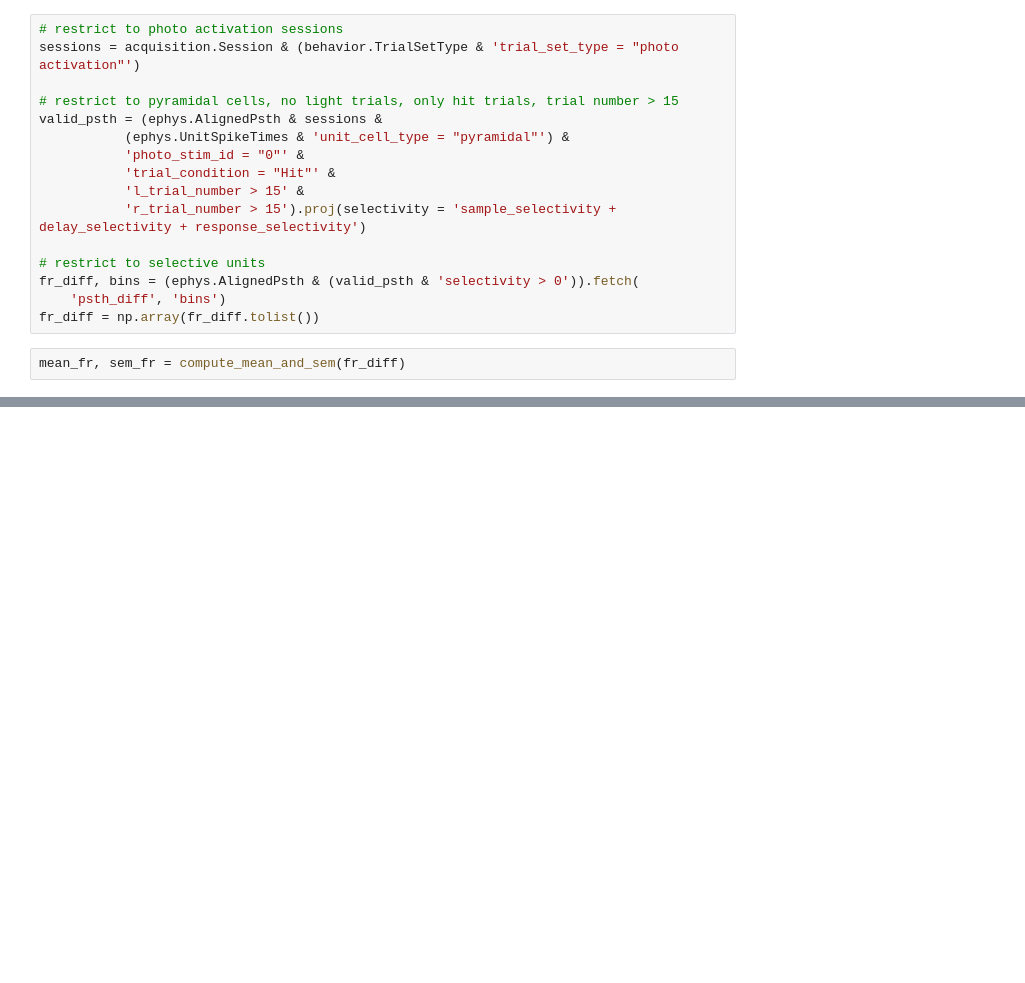
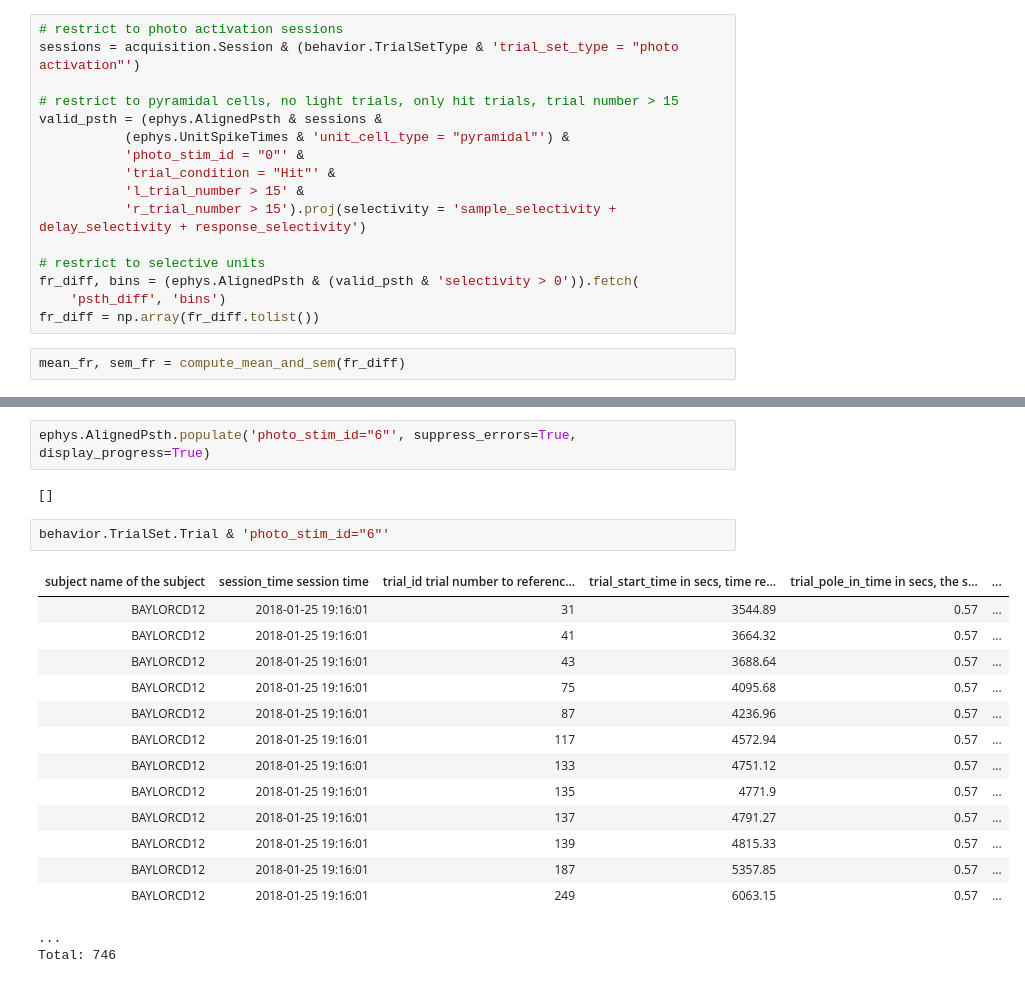
Before and after one commit to shenshan/gao2018, a Jupyter notebook: notebooks/Figure_replication.ipynb, the cells around one changed output, grey strips where cells are left out. Cells and saved outputs as stored; diff of their text form; blank space fills up the shorter version.

```diff
--- a/notebooks/Figure_replication.ipynb
+++ b/notebooks/Figure_replication.ipynb
@@ -54,0 +129,22 @@ Text(0, 0.5, 'Selectivity (spks/s)')
+# %%
+ephys.AlignedPsth.populate('photo_stim_id="6"', suppress_errors=True, display_progress=True)
+# %% [output]
+[]
+# %%
+behavior.TrialSet.Trial & 'photo_stim_id="6"'
+# %% [output]
+| subject name of the subject | session_time session time | trial_id trial number to referenc... | trial_start_time in secs, time re... | trial_pole_in_time in secs, the s... | ... |
+| BAYLORCD12 | 2018-01-25 19:16:01 | 31 | 3544.89 | 0.57 | ... |
+| BAYLORCD12 | 2018-01-25 19:16:01 | 41 | 3664.32 | 0.57 | ... |
+| BAYLORCD12 | 2018-01-25 19:16:01 | 43 | 3688.64 | 0.57 | ... |
+| BAYLORCD12 | 2018-01-25 19:16:01 | 75 | 4095.68 | 0.57 | ... |
+| BAYLORCD12 | 2018-01-25 19:16:01 | 87 | 4236.96 | 0.57 | ... |
+| BAYLORCD12 | 2018-01-25 19:16:01 | 117 | 4572.94 | 0.57 | ... |
+| BAYLORCD12 | 2018-01-25 19:16:01 | 133 | 4751.12 | 0.57 | ... |
+| BAYLORCD12 | 2018-01-25 19:16:01 | 135 | 4771.9 | 0.57 | ... |
+| BAYLORCD12 | 2018-01-25 19:16:01 | 137 | 4791.27 | 0.57 | ... |
+| BAYLORCD12 | 2018-01-25 19:16:01 | 139 | 4815.33 | 0.57 | ... |
+| BAYLORCD12 | 2018-01-25 19:16:01 | 187 | 5357.85 | 0.57 | ... |
+| BAYLORCD12 | 2018-01-25 19:16:01 | 249 | 6063.15 | 0.57 | ... |
+...
+Total: 746
```
Also changed, not shown: parts of 11 cells of this notebook.
